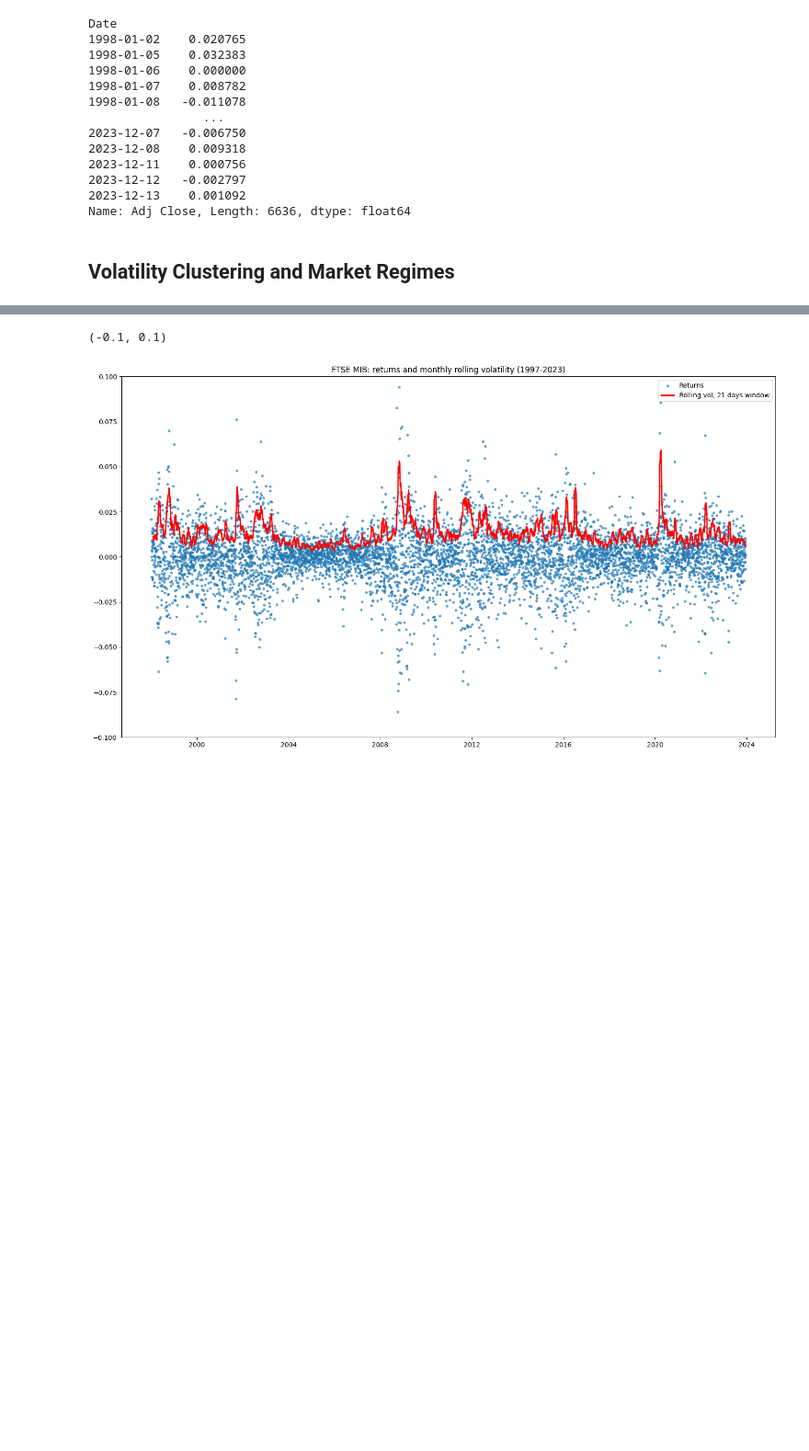
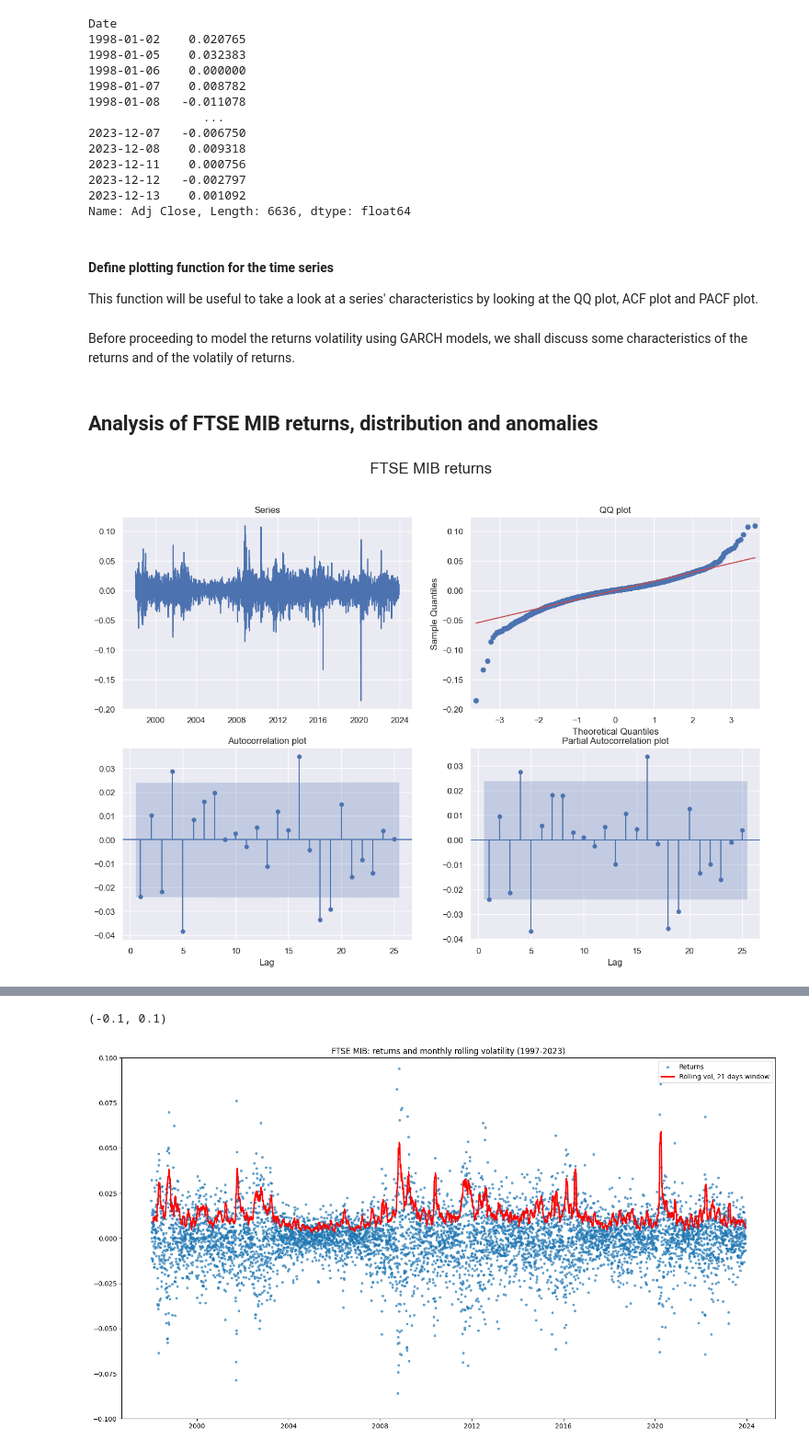
Before and after one commit to tommasograndi/market-vol-forecasting-with-GARCH-models, a Jupyter notebook: notebook.ipynb, the cells around one changed output, grey strips where cells are left out. Shown at 92% size. Cells and saved outputs as stored; diff of their text form; code cells hidden in the pictures; blank space fills up the shorter version.

```diff
--- a/notebook.ipynb
+++ b/notebook.ipynb
@@ -10,0 +18,4 @@ from scipy import stats
+# %%
+# Plotting options
+
+sns.set(style="darkgrid", color_codes=True)
@@ -11,5 +24,5 @@ from scipy import stats
 # %%
-df = yf.download("FTSEMIB.MI")
+df = yf.download("FTSEMIB.MI", end='2023-12-14')
 df
 # %% [output]
 [*********************100%%**********************]  1 of 1 completed
@@ -44,5 +63,41 @@ Date
 2023-12-12   -0.002797
 2023-12-13    0.001092
 Name: Adj Close, Length: 6636, dtype: float64
-# %% [markdown]
-## Volatility Clustering and Market Regimes
+# %% [markdown]
+#### Define plotting function for the time series
+
+This function will be useful to take a look at a series' characteristics by looking at the QQ plot, ACF plot and PACF plot.
+# %%
+def ts_plot(series : pd.Series, max_lags : int, title : str):
+
+    fig, axs = plt.subplots(2, 2, figsize=(15, 10))
+
+    # Plot the series
+    axs[0, 0].plot(series)
+    axs[0, 0].set_title('Series')
+
+    # QQPLOT
+    qqplot(series, ax = axs[0, 1], line='s')
+    axs[0, 1].set_title('QQ plot')
+
+    # ACF PLOT
+    plot_acf(series, lags=max_lags, ax = axs[1, 0], zero=False) # zero = False to not include lag 0
+    axs[1, 0].set_title('Autocorrelation plot')
+    axs[1, 0].set_xlabel('Lag')
+
+    # PACF PLOT
+    plot_pacf(series, lags=max_lags, ax = axs[1, 1], zero=False)
+    axs[1, 1].set_title('Partial Autocorrelation plot')
+    axs[1, 1].set_xlabel('Lag')
+
+    fig.suptitle(title, fontsize=20)
+    axs[1, 0].autoscale()
+    axs[1, 1].autoscale()
+# %% [markdown]
+Before proceeding to model the returns volatility using GARCH models, we shall discuss some characteristics of the returns and of the volatily of returns.
+# %% [markdown]
+## Analysis of FTSE MIB returns, distribution and anomalies
+# %%
+ts_plot(returns, 25, 'FTSE MIB returns')
+# %% [output]
+[figure, added]
```
Also changed, not shown: parts of 57 cells of this notebook, 1 other file.
